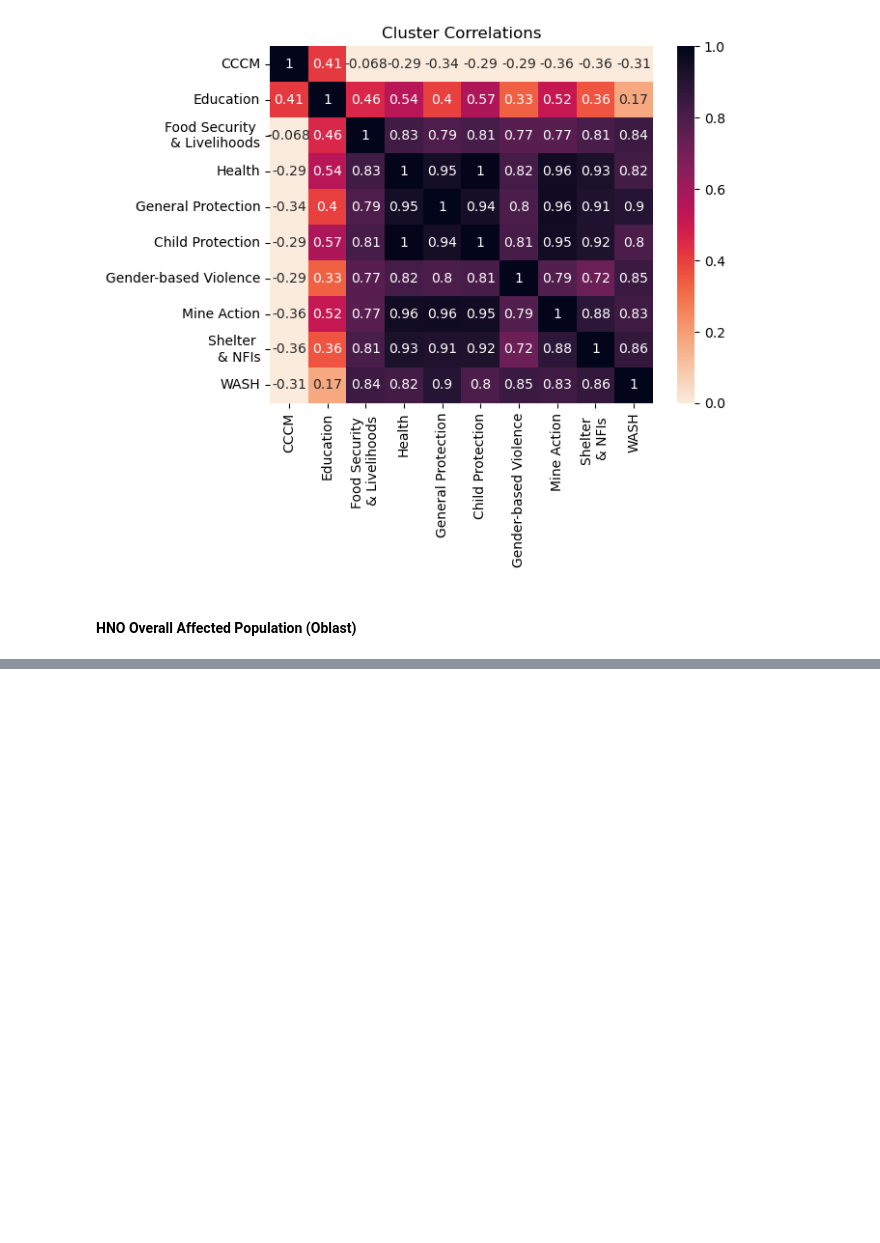
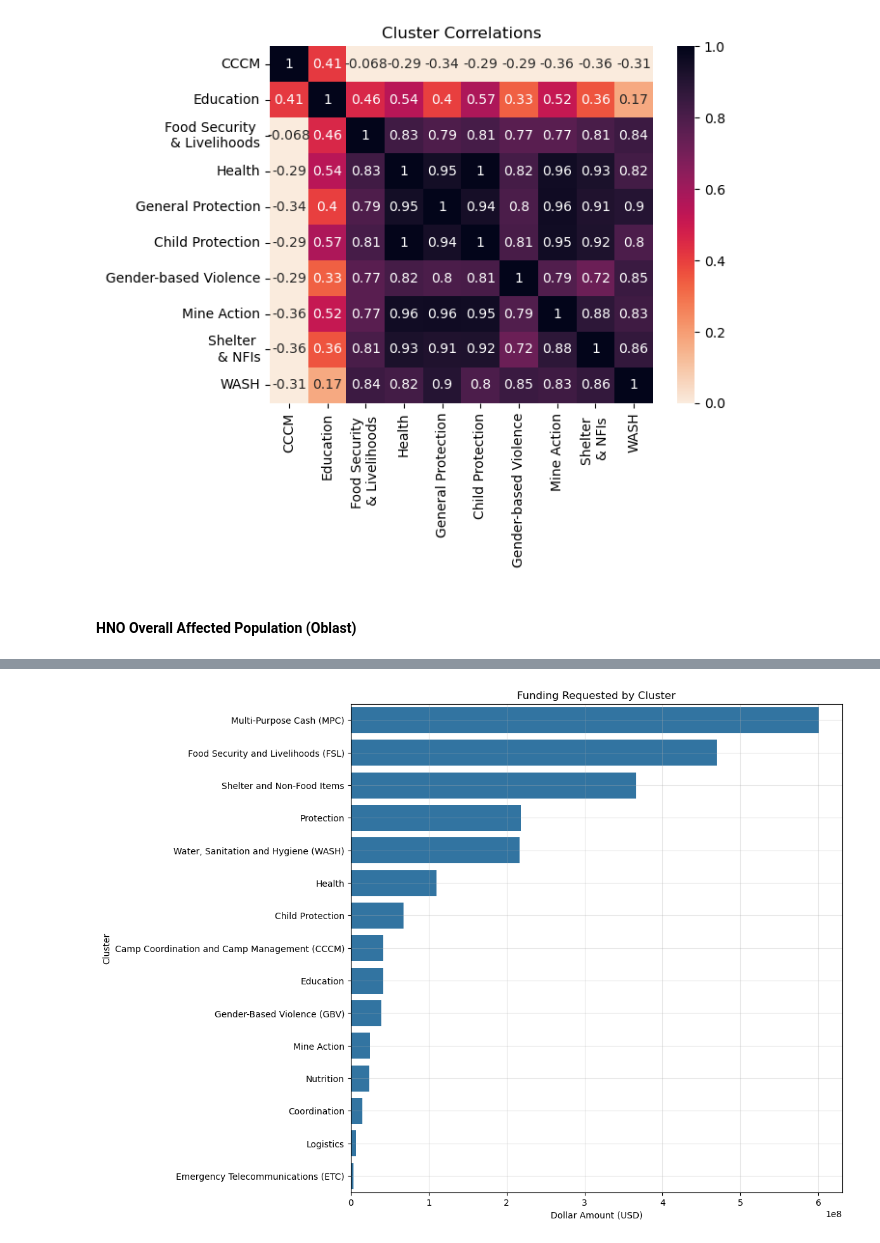
Before and after one commit to tanveerm176/Ukraine-Conflict-Humanitarian-Needs-Overview-Analysis, a Jupyter notebook: HNO-Visualization.ipynb, the cells around one changed output, grey strips where cells are left out. Saved outputs shown, nothing was run; the diff lists cells and outputs as text; code cells hidden in the pictures; blank space fills up the shorter version.

```diff
--- a/HNO-Visualization.ipynb
+++ b/HNO-Visualization.ipynb
@@ -442,0 +508,2 @@ else:
+# %%
+flash_appeal_funds = pd.read_excel(open('./data/FlashAppeal.xlsx','rb'), sheet_name='Planning figures per cluster')
@@ -442,0 +530,17 @@ else:
+# %%
+flash_appeal_funds = flash_appeal_funds.iloc[1:]
+# %%
+flash_appeal_funds_sorted = flash_appeal_funds.sort_values(by='Requirements (US$)', ascending=False)
+# %%
+# bar chart to visualize the 'Total People in Need (PiN)' for each region (Oblast).
+sns.set_palette("tab10")
+plt.figure(figsize=(10, 10))
+sns.barplot(y='Cluster', x='Requirements (US$)', data=flash_appeal_funds_sorted, orient='h')
+plt.title('Funding Requested by Cluster')
+plt.xlabel('Dollar Amount (USD)')
+# plt.ylabel('Cluster')
+# plt.ylabel()
+plt.grid(alpha=0.3)
+plt.show()
+# %% [output]
+[figure, added]
```
Also changed, not shown: parts of 10 cells of this notebook, 2 other files.
